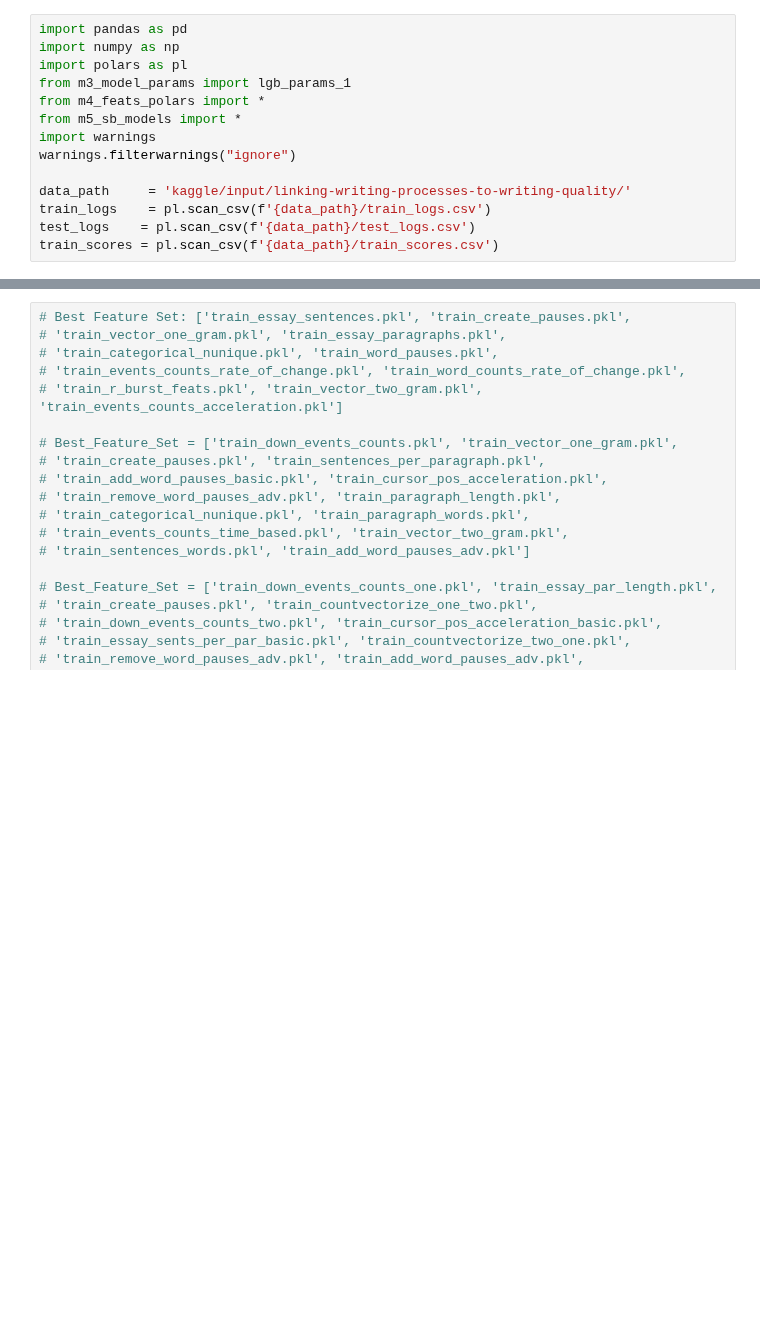
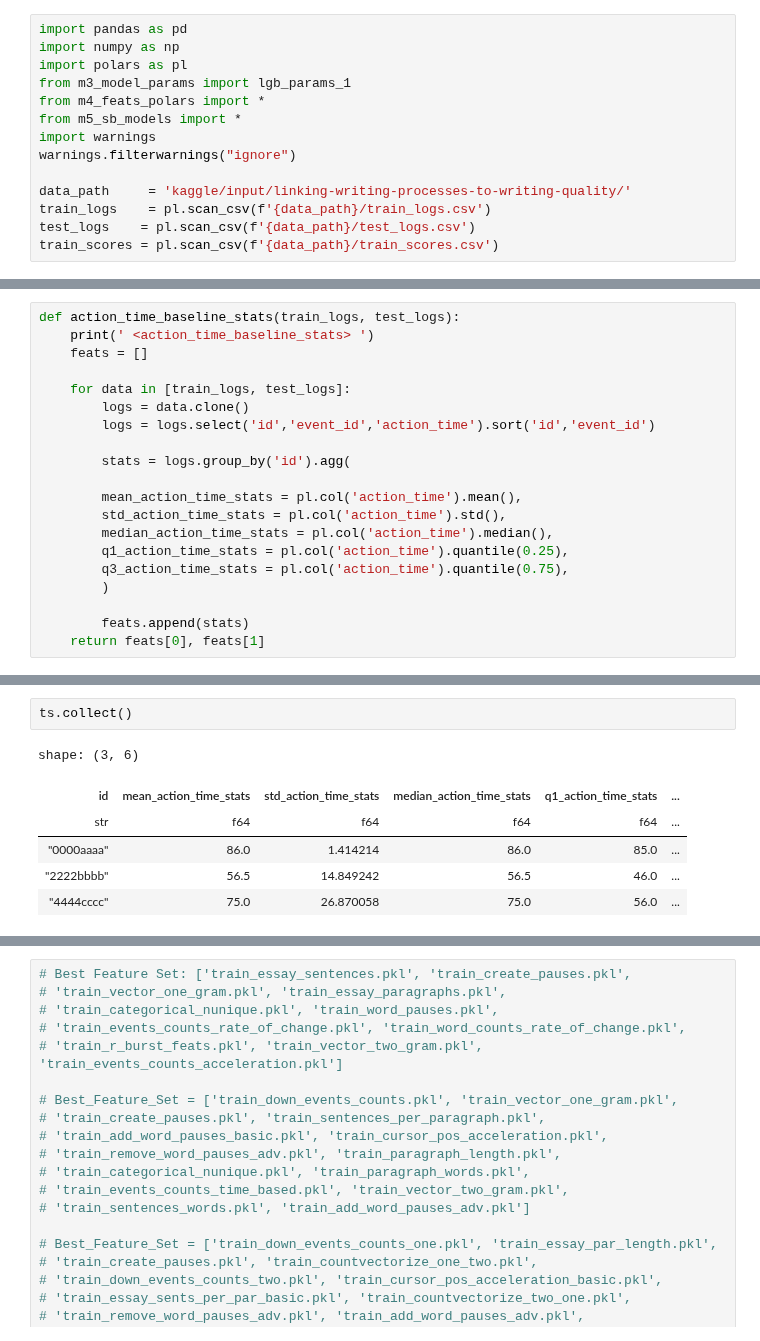
Before and after one commit to uallende/linking_writing_quality, a Jupyter notebook: lqw-clean.ipynb, the cells around one changed output, grey strips where cells are left out. Cells and saved outputs as stored; diff of their text form; blank space fills up the shorter version.

```diff
--- a/lqw-clean.ipynb
+++ b/lqw-clean.ipynb
@@ -28,0 +43,20 @@ train_scores = pl.scan_csv(f'{data_path}/train_scores.csv')
+# %%
+def action_time_baseline_stats(train_logs, test_logs):
+    print(' <action_time_baseline_stats> ')
+    feats = []
+
+    for data in [train_logs, test_logs]:
+        logs = data.clone()
+        logs = logs.select('id','event_id','action_time').sort('id','event_id')
+
+        stats = logs.group_by('id').agg(
+
+        mean_action_time_stats = pl.col('action_time').mean(),
+        std_action_time_stats = pl.col('action_time').std(),
+        median_action_time_stats = pl.col('action_time').median(),
+        q1_action_time_stats = pl.col('action_time').quantile(0.25),
+        q3_action_time_stats = pl.col('action_time').quantile(0.75),
+        )
+
+        feats.append(stats)
+    return feats[0], feats[1]
@@ -28,0 +67,9 @@ train_scores = pl.scan_csv(f'{data_path}/train_scores.csv')
+# %%
+ts.collect()
+# %% [output]
+shape: (3, 6)
+| id | mean_action_time_stats | std_action_time_stats | median_action_time_stats | q1_action_time_stats | ... |
+| str | f64 | f64 | f64 | f64 | ... |
+| "0000aaaa" | 86.0 | 1.414214 | 86.0 | 85.0 | ... |
+| "2222bbbb" | 56.5 | 14.849242 | 56.5 | 46.0 | ... |
+| "4444cccc" | 75.0 | 26.870058 | 75.0 | 56.0 | ... |
```
Also changed, not shown: parts of 6 cells of this notebook, 9 other files.
